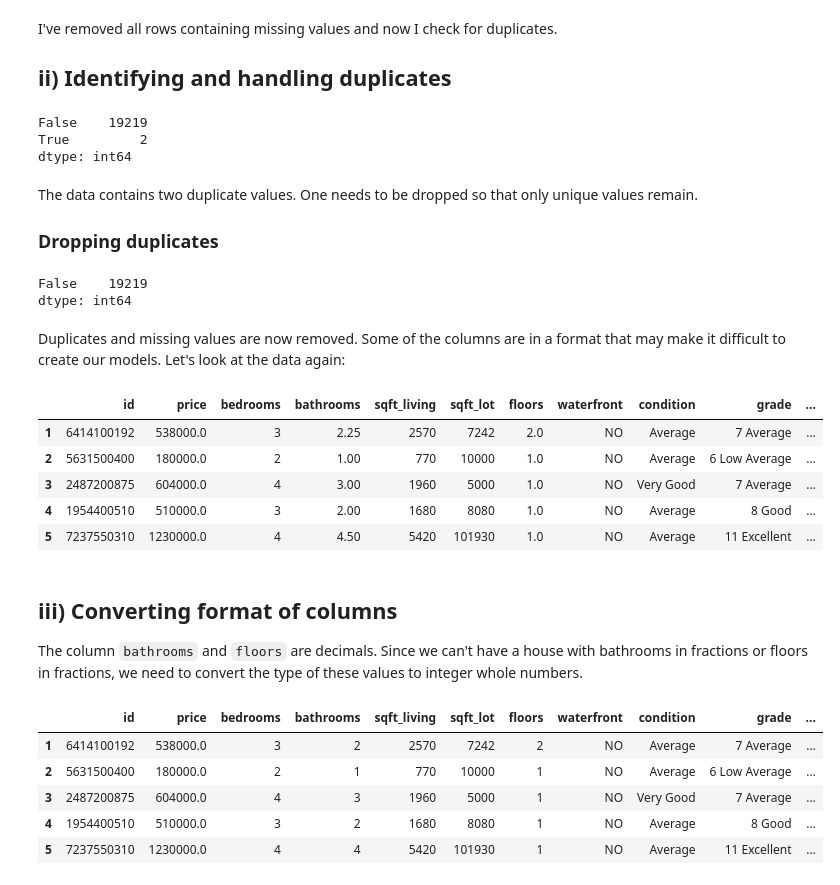
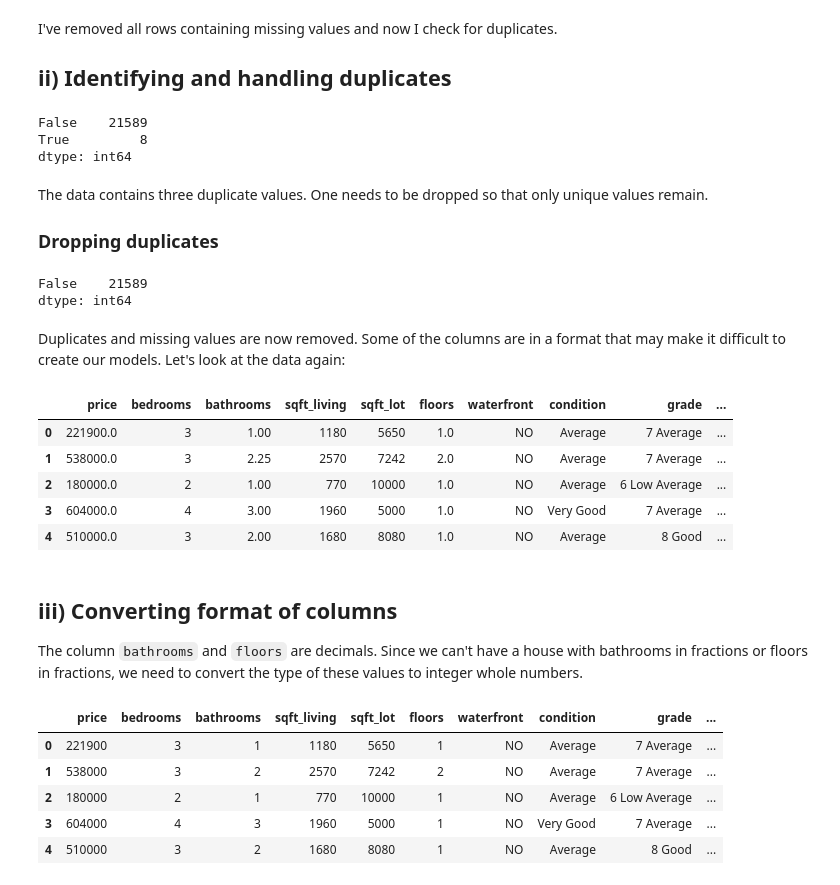
Before and after one commit to brandonbush2/Elite-Properties-Project, a Jupyter notebook: Elite Properties Group.ipynb, the cells around one changed output. Cells and saved outputs as stored; diff of their text form; code cells hidden in the pictures.

```diff
--- a/Elite Properties Group.ipynb
+++ b/Elite Properties Group.ipynb
@@ -67,7 +71,7 @@ Some of the columns in this dataset contain information which is not relevant fo
 Columns to be removed are: `date`, `view`, `sqft_above`, `sqft_basement`, `yr_renovated`, `zipcode`, `lat`, `long`, `sqft_living15` and `sqft_lot15`.
 # %%
 #dropping columns and assigning to new variable data
-data = df.drop(columns = ['date','view','sqft_above','sqft_basement','yr_renovated','zipcode','lat','long','sqft_living15','sqft_lot15'], axis = 1)
+data = df.drop(columns = ['id','date','view','sqft_above','sqft_basement','yr_renovated','zipcode','lat','long','sqft_living15','sqft_lot15'], axis = 1)
 
 #previewing the first 10 rows
 data.head(10)
@@ -109,3 +120,3 @@ From the output above, the column `waterfront` contains 2376 missing values.
 # %%
-#checking size of our data
-len(data)
+#replacing missing values in waterfron with NO
+data['waterfront'] = data['waterfront'].fillna('NO')
@@ -114,6 +123,3 @@ len(data)
-# %%
-# dropping all rows with missing values
-data.dropna(inplace = True)
 # %%
 #checking again for missing values
 data.isnull().sum()
@@ -137,11 +142,11 @@ I've removed all rows containing missing values and now I check for duplicates.
 #checking for duplicates
 data.duplicated().value_counts()
 # %% [output]
-False    19219
-True         2
+False    21589
+True         8
 dtype: int64
 # %% [markdown]
-The data contains two duplicate values. One needs to be dropped so that only unique values remain.
+The data contains three duplicate values. One needs to be dropped so that only unique values remain.
 ### Dropping duplicates
 # %%
 #dropping duplicates and keeping first
@@ -150,32 +155,32 @@ data = data.drop_duplicates(keep = 'first')
 #checking again for duplicates
 data.duplicated().value_counts()
 # %% [output]
-False    19219
+False    21589
 dtype: int64
 # %% [markdown]
 Duplicates and missing values are now removed. Some of the columns are in a format that may make it difficult to create our models. Let's look at the data again:
 # %%
 data.head()
 # %% [output]
-|  | id | price | bedrooms | bathrooms | sqft_living | sqft_lot | floors | waterfront | condition | grade | ... |
-| 1 | 6414100192 | 538000.0 | 3 | 2.25 | 2570 | 7242 | 2.0 | NO | Average | 7 Average | ... |
-| 2 | 5631500400 | 180000.0 | 2 | 1.00 | 770 | 10000 | 1.0 | NO | Average | 6 Low Average | ... |
-| 3 | 2487200875 | 604000.0 | 4 | 3.00 | 1960 | 5000 | 1.0 | NO | Very Good | 7 Average | ... |
-| 4 | 1954400510 | 510000.0 | 3 | 2.00 | 1680 | 8080 | 1.0 | NO | Average | 8 Good | ... |
-| 5 | 7237550310 | 1230000.0 | 4 | 4.50 | 5420 | 101930 | 1.0 | NO | Average | 11 Excellent | ... |
+|  | price | bedrooms | bathrooms | sqft_living | sqft_lot | floors | waterfront | condition | grade | ... |
+| 0 | 221900.0 | 3 | 1.00 | 1180 | 5650 | 1.0 | NO | Average | 7 Average | ... |
+| 1 | 538000.0 | 3 | 2.25 | 2570 | 7242 | 2.0 | NO | Average | 7 Average | ... |
+| 2 | 180000.0 | 2 | 1.00 | 770 | 10000 | 1.0 | NO | Average | 6 Low Average | ... |
+| 3 | 604000.0 | 4 | 3.00 | 1960 | 5000 | 1.0 | NO | Very Good | 7 Average | ... |
+| 4 | 510000.0 | 3 | 2.00 | 1680 | 8080 | 1.0 | NO | Average | 8 Good | ... |
 # %% [markdown]
 ## iii) Converting format of columns
 The column `bathrooms` and `floors` are decimals. Since we can't have a house with bathrooms in fractions or floors in fractions, we need to convert the type of these values to integer whole numbers.
 # %%
 # converting data types
-data[['floors', 'bathrooms']] = data[['floors', 'bathrooms']].astype(int)
+data[['floors', 'bathrooms', 'price']] = data[['floors', 'bathrooms', 'price']].astype(int)
 
 #previewing
 data.head()
 # %% [output]
-|  | id | price | bedrooms | bathrooms | sqft_living | sqft_lot | floors | waterfront | condition | grade | ... |
-| 1 | 6414100192 | 538000.0 | 3 | 2 | 2570 | 7242 | 2 | NO | Average | 7 Average | ... |
-| 2 | 5631500400 | 180000.0 | 2 | 1 | 770 | 10000 | 1 | NO | Average | 6 Low Average | ... |
-| 3 | 2487200875 | 604000.0 | 4 | 3 | 1960 | 5000 | 1 | NO | Very Good | 7 Average | ... |
-| 4 | 1954400510 | 510000.0 | 3 | 2 | 1680 | 8080 | 1 | NO | Average | 8 Good | ... |
-| 5 | 7237550310 | 1230000.0 | 4 | 4 | 5420 | 101930 | 1 | NO | Average | 11 Excellent | ... |
+|  | price | bedrooms | bathrooms | sqft_living | sqft_lot | floors | waterfront | condition | grade | ... |
+| 0 | 221900 | 3 | 1 | 1180 | 5650 | 1 | NO | Average | 7 Average | ... |
+| 1 | 538000 | 3 | 2 | 2570 | 7242 | 2 | NO | Average | 7 Average | ... |
+| 2 | 180000 | 2 | 1 | 770 | 10000 | 1 | NO | Average | 6 Low Average | ... |
+| 3 | 604000 | 4 | 3 | 1960 | 5000 | 1 | NO | Very Good | 7 Average | ... |
+| 4 | 510000 | 3 | 2 | 1680 | 8080 | 1 | NO | Average | 8 Good | ... |
```
Also changed, not shown: parts of 28 cells of this notebook.
